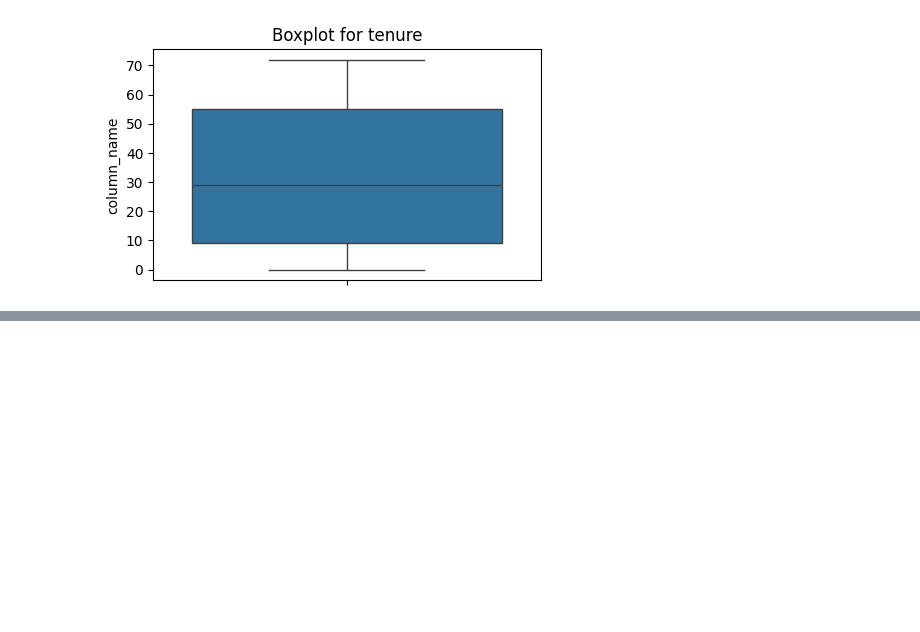
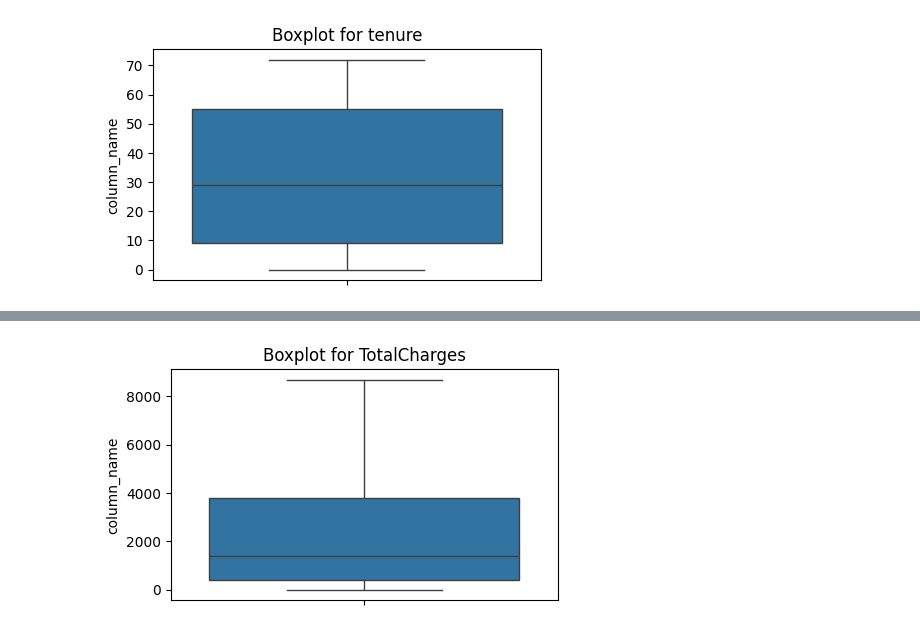
Before and after one commit to NgocAnhNguyen-0601/Customer-Churn, a Jupyter notebook: Customer_Churn_Forecast.ipynb, the cells around one changed output, grey strips where cells are left out. Drawn from its saved outputs; the diff is of its cells as text; code cells hidden in the pictures; blank space fills up the shorter version.

```diff
--- a/Customer_Churn_Forecast.ipynb
+++ b/Customer_Churn_Forecast.ipynb
@@ -317,0 +322,4 @@ plot_boxplot(df,'tenure')
+# %%
+plot_boxplot(df,"TotalCharges")
+# %% [output]
+[figure, added]
```
Also changed, not shown: parts of 8 cells of this notebook.
